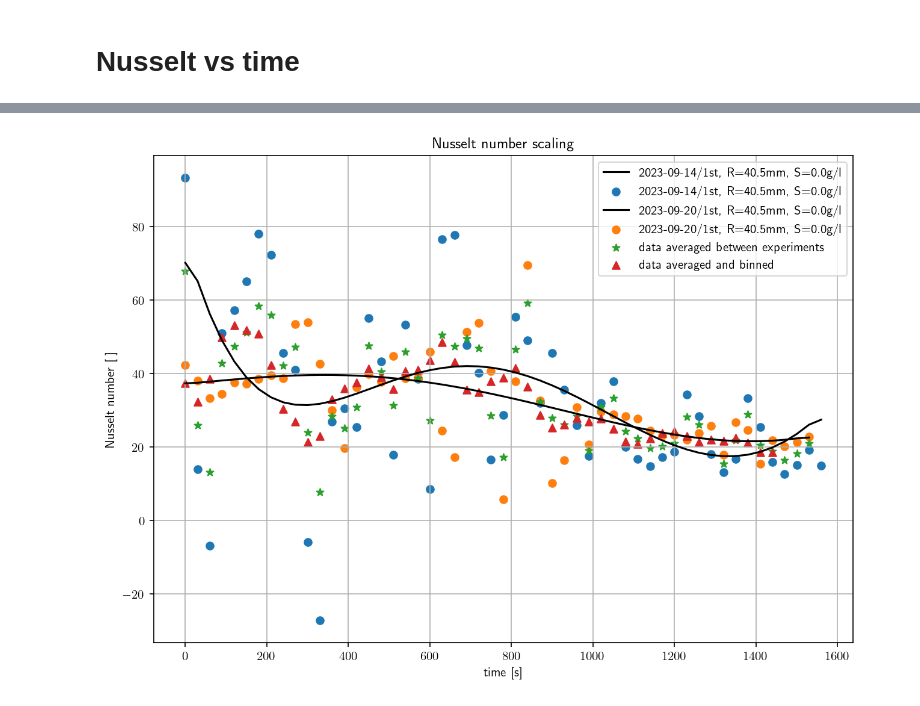
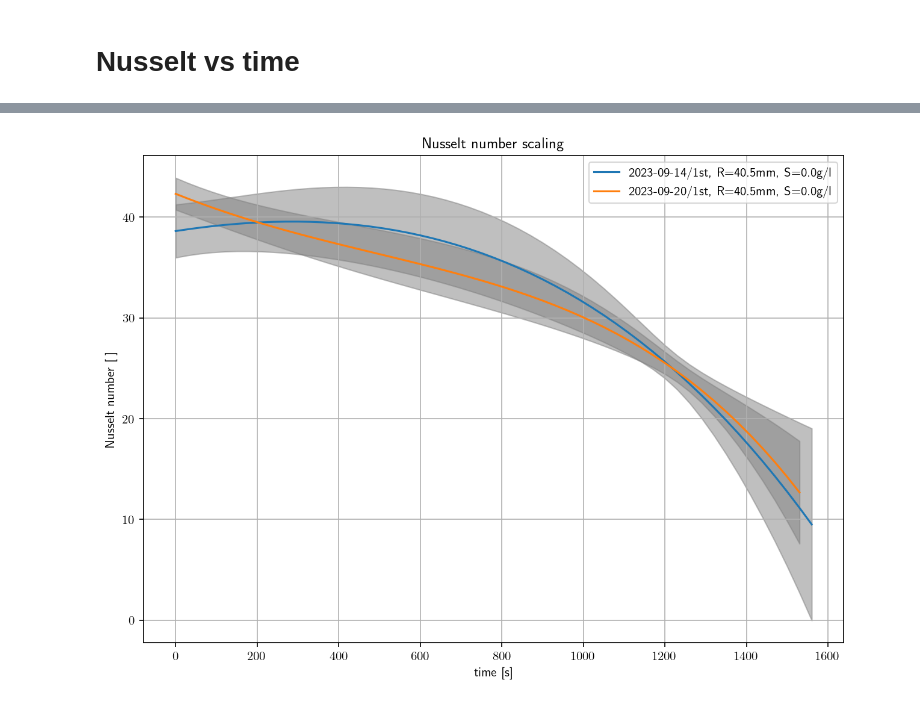
Before and after one commit to ebellincioni/floatingIce, a Jupyter notebook: 23-12-12_notebookForVatsal.ipynb, the cells around one changed output, grey strips where cells are left out. Drawn from its saved outputs; the diff is of its cells as text; code cells hidden in the pictures.

```diff
--- a/23-12-12_notebookForVatsal.ipynb
+++ b/23-12-12_notebookForVatsal.ipynb
@@ -249,26 +517,9 @@ Data is now fitted with a 6th order polynomial. Averaged vectors are stored in a
 # %%
-directory = '/Users/edoardo/Library/CloudStorage/OneDrive-UniversityofTwente/floating/codes/floatingIce/data_zeroSalt/'
-
+directory = '/Users/edoardo/Library/CloudStorage/OneDrive-UniversityofTwente/floating/'
 cylinders = ['2023-09-14/1st','2023-09-20/1st', '2023-09-12/1st','2023-09-12/2nd', '2023-10-17/2nd',# S=0
-             ]
-# dictionary
-averages = {
-    '0.0': {
-        '0.025': [np.nan],
-        '0.0405': [np.nan],
-        '0.06': [np.nan]
-    },
-    '10.0': {
-        '0.025': [np.nan],
-        '0.0405': [np.nan],
-        '0.06': [np.nan]
-    },
-    '35.0': {
-        '0.025': [np.nan],
-        '0.0405': [np.nan],
-        '0.06': [np.nan]
-    }
-}
+             '2023-10-16/1st','2023-10-16/2nd', '2023-10-19/1st','2023-12-08/1st','2023-12-08/2nd','2023-12-15/1st','2023-12-19/1st',# S=10
+             '2023-10-03/1st','2023-10-03/2nd','2023-10-04/3rd','2023-10-12/1st','2023-10-13/1st',# S=35
+             '2023-12-01/2nd','2023-12-04/1st']# D2O
 
 plt.figure(figsize=(10,7),dpi=150)
 plt.rcParams['text.usetex'] = True
@@ -276,71 +527,62 @@ plt.rcParams['text.usetex'] = True
 for ic,cylinder in enumerate(cylinders):
     dirContours = directory+cylinder+'/contours/'
     contoursPATH = []
     for contour in glob.glob(dirContours+'/*.csv'):
         contoursPATH.append(contour)
     contoursPATH = np.sort(contoursPATH)
     contours_per_shot = int(contoursPATH[1][-5]) - 1 # fraction of contours over number of shots
+    # print(contours_per_shot)
     info = np.genfromtxt(dirContours+'info',delimiter=',')
     exp_radius,exp_sal,exp_wt = info[1,1],info[1,0],np.mean((info[1,2],info[1,4]))
     if exp_radius == 0.06:
         interval = 30
     else:
         interval = 10
 
-    if exp_radius != 0.0405: continue
+    if exp_radius!=0.0405 : continue
+    if exp_sal!=0.0 : continue
 
-    areas = []
-    for it,contourPATH in enumerate(contoursPATH):
+    radii = []
+    for it, contourPATH in enumerate(contoursPATH):
         contour = np.genfromtxt(contourPATH,dtype='float',delimiter=',')
         if contour.shape[1]!=2: contour = contour.T
         if it==0:
-            initialArea = np.pi*exp_radius**2 # m2
-            conversion = PolyArea(contour[:,1],contour[:,0])/initialArea # px/m2
-        area = PolyArea(contour[:,1],contour[:,0]) #px
-        areas.append(area)
+            radius = np.sqrt(PolyArea(contour[:,1],contour[:,0])/np.pi)
+            conversion = radius/exp_radius # px/m
+        radius = np.sqrt(PolyArea(contour[:,1],contour[:,0])/np.pi)/conversion
+        radii.append(radius)
 
-    areas = correct_outliers(areas)
+    radii = correct_outliers(radii)
 
-    areas = np.array(areas)
-    areas /= conversion
+    x = contours_per_shot*interval*np.arange(len(radii))
+    result, sigma = fit(func=f'np.polyval([a,b,c,{radii[0]}],x)',xdata=x,ydata=radii,draw=False,boolRetSigmas=True)
+    uNusselt_numbers = uNu_fit(params=result['params'],t=x,r0=radii[0],T_water=exp_wt)
+    value = np.array([i.nominal_value for i in uNusselt_numbers])
+    std = np.array([i.std_dev for i in uNusselt_numbers])
+    plt.plot(x,value,label=f'{cylinder}, R={exp_radius*1e3:.1f}mm, S={exp_sal}g/l')
+    plt.fill_between(x,value+std,value-std,color='grey',alpha=0.5)
 
-    # areas_fit =sigmoid_fitting(contours_per_shot*interval*np.arange(len(areas)),areas,exp_y0=initialArea,boolPlot=0)
-    _,areas_fit = polynomial_fitting(contours_per_shot*interval*np.arange(len(areas)),areas,degree=6,boolPlot=0)
-    areas_fit = areas_fit(contours_per_shot*interval*np.arange(len(areas)))
-
-    Nusselt_numbers = Nu_areas(areas_fit,exp_wt,interval*contours_per_shot)
-    plt.plot(contours_per_shot*interval*np.arange(len(areas)),Nusselt_numbers,
-                label=f'{cylinder}, R={exp_radius*1e3:.1f}mm, S={exp_sal}g/l',c='k')
-
-    Nusselt_numbers = Nu_areas(areas,exp_wt,interval*contours_per_shot)
-    plt.scatter(contours_per_shot*interval*np.arange(len(areas)),Nusselt_numbers,
-                label=f'{cylinder}, R={exp_radius*1e3:.1f}mm, S={exp_sal}g/l')
-
-    if len(averages[str(exp_sal)][str(exp_radius)])<2 :
-        averages[str(exp_sal)][str(exp_radius)] = Nusselt_numbers
-    else:
-        diffInLen = len(Nusselt_numbers)-len(averages[str(exp_sal)][str(exp_radius)])
-        if diffInLen>0:
-            averages[str(exp_sal)][str(exp_radius)]= np.pad(averages[str(exp_sal)][str(exp_radius)],(0,diffInLen),'constant',constant_values=np.nan)
-        else:
-            Nusselt_numbers= np.pad(Nusselt_numbers,(0,abs(diffInLen)),'constant',constant_values=np.nan)
-        averages[str(exp_sal)][str(exp_radius)] = np.mean((Nusselt_numbers,averages[str(exp_sal)][str(exp_radius)]),axis=0)
-
-for exp_sal in [0.0,10.0,35.0]:
-    for exp_radius in [0.025,0.0405,0.06]:
-        if len(averages[str(exp_sal)][str(exp_radius)])>2:
-            plt.scatter(3*10*np.arange(len(averages[str(exp_sal)][str(exp_radius)])),averages[str(exp_sal)][str(exp_radius)],
-                marker='*',label='data averaged between experiments')
-            window=4
-            plt.scatter(3*10*np.arange(len(averages[str(exp_sal)][str(exp_radius)])+1-window),running_mean(averages[str(exp_sal)][str(exp_radius)],window),
-                marker='^',label='data averaged and binned')
+    # # only for bootstrapping
+    # areas_fit = np.pi*result['func'](x)**2
+    # uareas = unumpy.uarray(areas_fit,sigma)
+    # Nusselt_numbers = uNu_areas(uareas,exp_wt,interval*contours_per_shot)
+    # # error band with bootstrapping
+    # for i in range(1000):
+    #     a,b,c = bootstrap(result=result)
+    #     if i==0: band = Nu_areas(np.pi*np.polyval([a,b,c,radii[0]],x)**2,exp_wt,interval*contours_per_shot) # these are areas that get fed to the nusselt number calculator
+    #     band = np.vstack((band,Nu_areas(np.pi*np.polyval([a,b,c,radii[0]],x)**2,exp_wt,interval*contours_per_shot)))
+    # std_band = np.std(band,axis=0)
+    # a,b,c = result['params']['a']['value'],result['params']['b']['value'],result['params']['c']['value']
+    # best_fit = Nu_areas(np.pi*np.polyval([a,b,c,d],x)**2,exp_wt,interval*contours_per_shot)
+    # plt.fill_between(x,best_fit+std_band,best_fit-std_band,
+    #                  color='grey',alpha=0.5)
 
 plt.grid()
 plt.legend()
 plt.xlabel('time [s]')
 plt.ylabel('Nusselt number [ ]')
 plt.title('Nusselt number scaling')
 
 plt.show()
 # %% [output]
-[figure, old version]
+[figure, new version]
```
Also changed, not shown: parts of 10 cells of this notebook, 3 other files.
